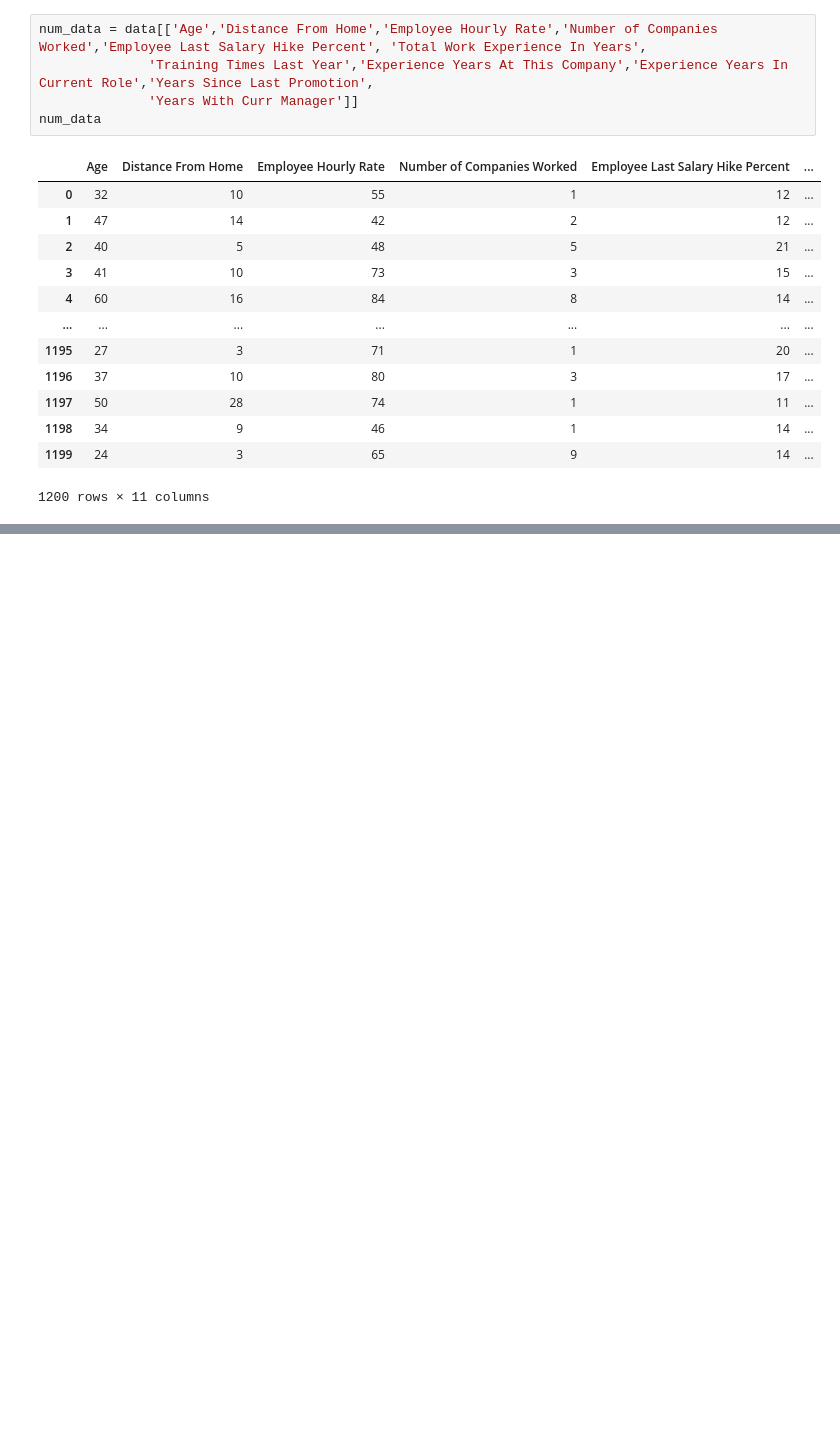
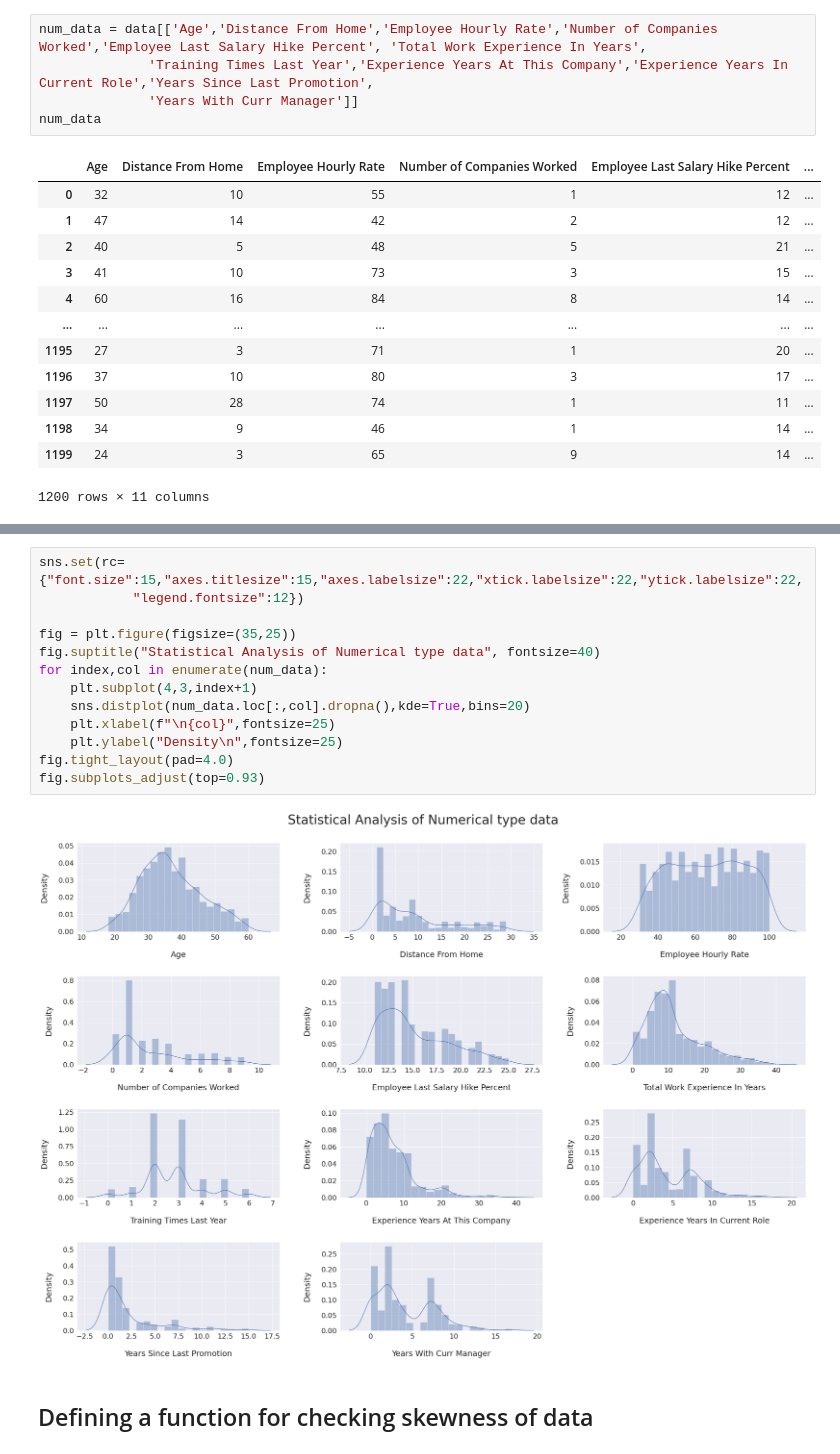
Before and after one commit to 21Ovi/Employee-Performance-Analysis, a Jupyter notebook: data_preprocessing.ipynb, the cells around one changed output, grey strips where cells are left out. Saved outputs shown, nothing was run; the diff lists cells and outputs as text; blank space fills up the shorter version.

```diff
--- a/data_preprocessing.ipynb
+++ b/data_preprocessing.ipynb
@@ -120,0 +127,17 @@ num_data
+# %%
+sns.set(rc={"font.size":15,"axes.titlesize":15,"axes.labelsize":22,"xtick.labelsize":22,"ytick.labelsize":22,
+            "legend.fontsize":12})
+
+fig = plt.figure(figsize=(35,25))
+fig.suptitle("Statistical Analysis of Numerical type data", fontsize=40)
+for index,col in enumerate(num_data):
+    plt.subplot(4,3,index+1)
+    sns.distplot(num_data.loc[:,col].dropna(),kde=True,bins=20)
+    plt.xlabel(f"\n{col}",fontsize=25)
+    plt.ylabel("Density\n",fontsize=25)
+fig.tight_layout(pad=4.0)
+fig.subplots_adjust(top=0.93)
+# %% [output]
+[figure, added]
+# %% [markdown]
+## Defining a function for checking skewness of data
```
Also changed, not shown: parts of 5 cells of this notebook.
